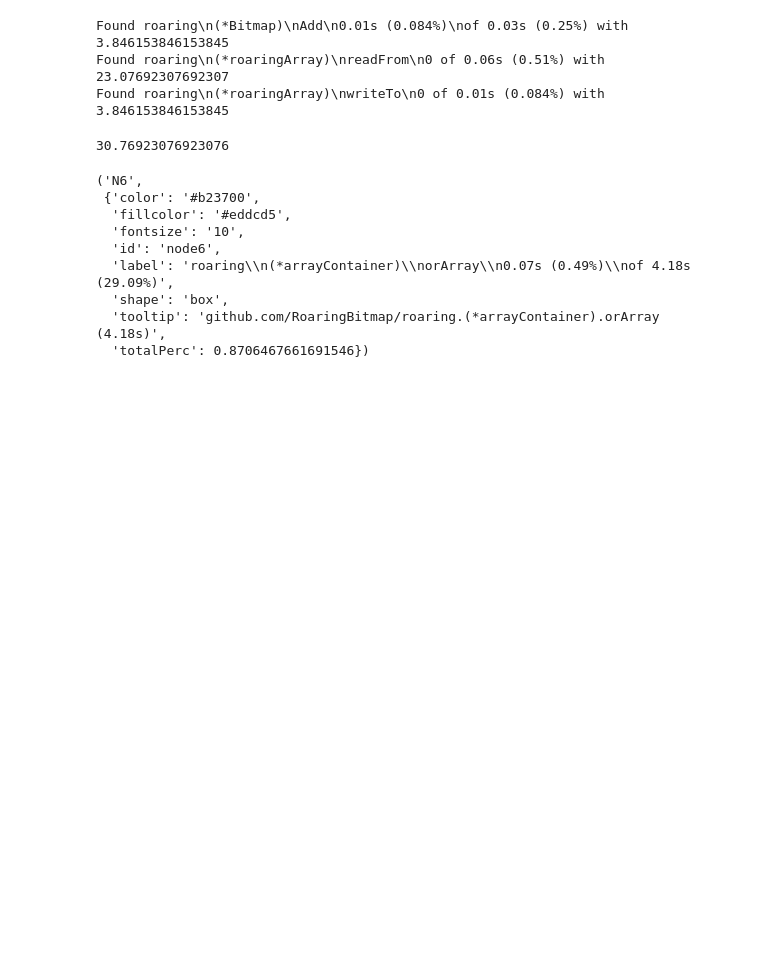
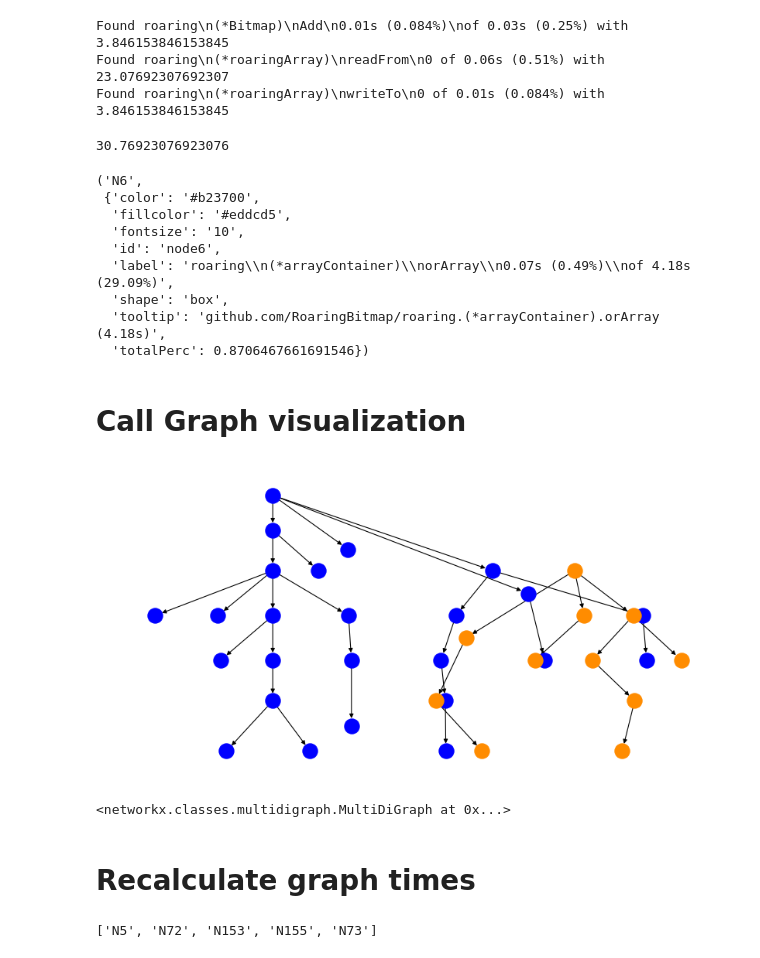
Before and after one commit to haChristopher/variability-based-reduction-replication-package, a Jupyter notebook: src/graph_overlap_analysis.ipynb, the cells around one changed output. Drawn from its saved outputs; the diff is of its cells as text; code cells hidden in the pictures; blank space fills up the shorter version.

```diff
--- a/src/graph_overlap_analysis.ipynb
+++ b/src/graph_overlap_analysis.ipynb
@@ -290,3 +297,24 @@ list(test_graph1.nodes(data=True))[0]
   'shape': 'box',
   'tooltip': 'github.com/RoaringBitmap/roaring.(*arrayContainer).orArray (4.18s)',
   'totalPerc': 0.8706467661691546})
+# %% [markdown]
+# Call Graph visualization
+# %%
+# plot graph with labels
+plt.figure(figsize=(10, 5), dpi=80)
+
+# shift pos full
+pos_full2 = {k: (v[0] + 20, v[1]) for k, v in pos_full.items()}
+
+nx.draw(test_graph1, pos_full2, arrows=True, node_color="blue")
+nx.draw(test_graph2, pos_full, arrows=True, node_color="darkorange")
+plt.savefig("graphics/graph_overlap.png", bbox_inches='tight', dpi=300)
+plt.show()
+# %% [output]
+[figure, added]
+# %%
+test_graph1
+# %% [output]
+<networkx.classes.multidigraph.MultiDiGraph at 0x...>
+# %% [markdown]
+# Recalculate graph times
@@ -292,0 +325,5 @@ list(test_graph1.nodes(data=True))[0]
+# %%
+start_nodes = [n for n, d in graph.in_degree() if d == 0]
+start_nodes
+# %% [output]
+['N5', 'N72', 'N153', 'N155', 'N73']
```
Also changed, not shown: parts of 6 cells of this notebook, 26 other files.
